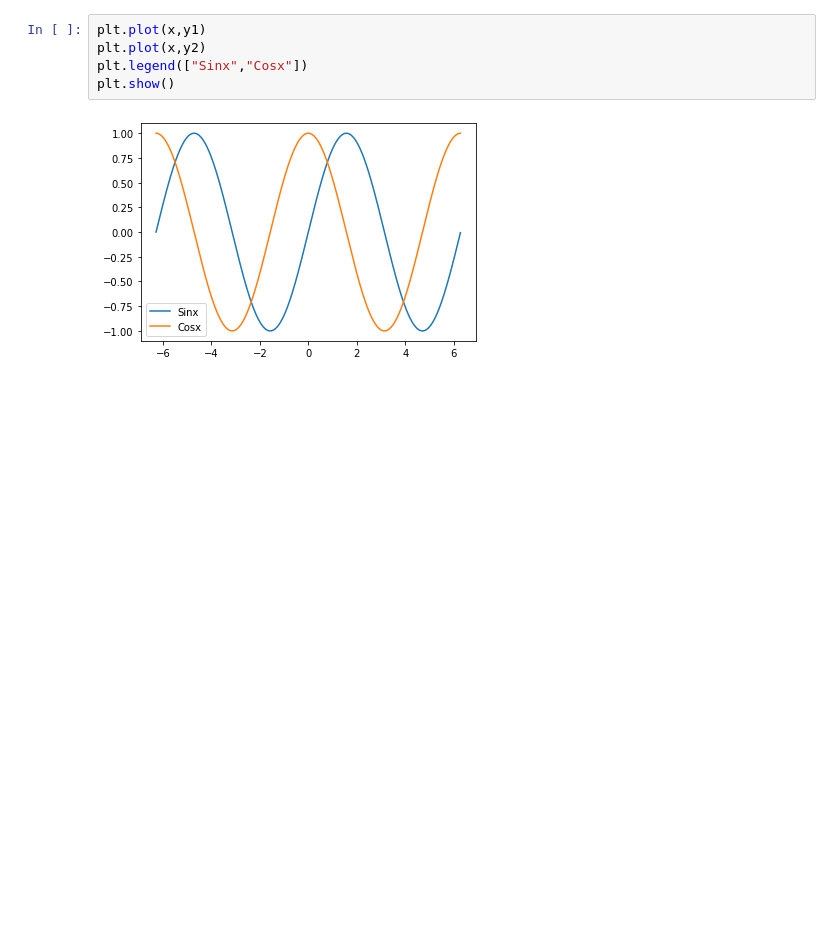
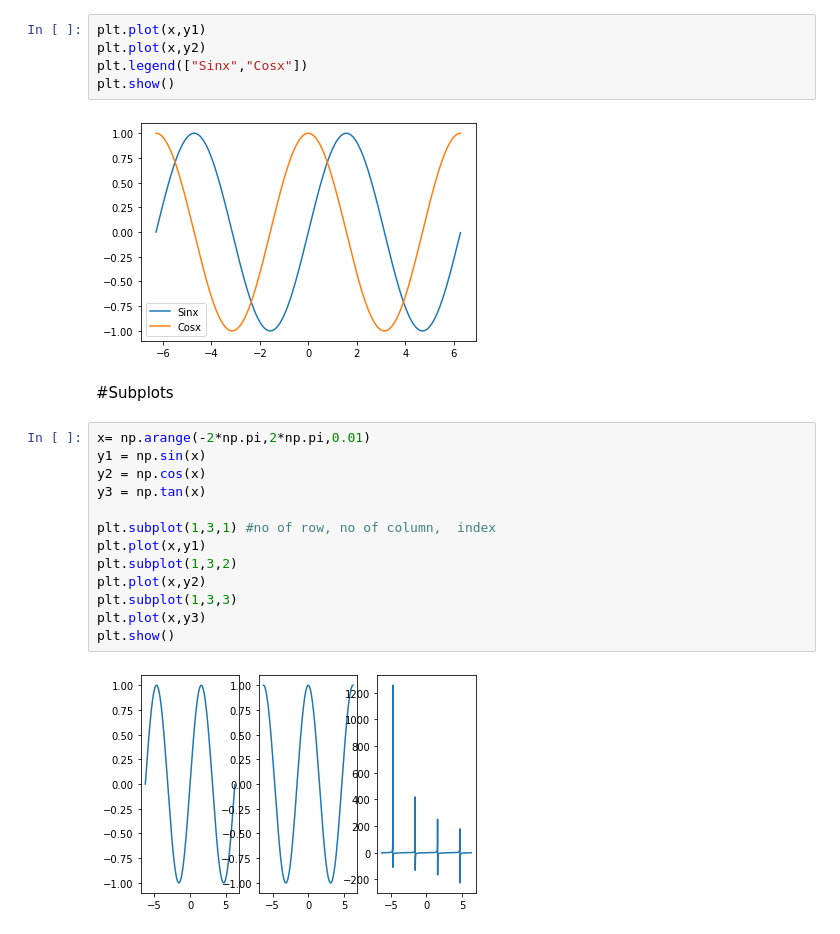
Before and after one commit to dasuntheekshanagit/COMLab, a Jupyter notebook: COMMATPLOT.ipynb, the cells around one changed output. Drawn from its saved outputs; the diff is of its cells as text; blank space fills up the shorter version.

```diff
--- a/COMMATPLOT.ipynb
+++ b/COMMATPLOT.ipynb
@@ -64,3 +64,20 @@ plt.legend(["Sinx","Cosx"])
 plt.show()
 # %% [output]
 [figure]
+# %% [markdown]
+#Subplots
+# %%
+x= np.arange(-2*np.pi,2*np.pi,0.01)
+y1 = np.sin(x)
+y2 = np.cos(x)
+y3 = np.tan(x)
+
+plt.subplot(1,3,1) #no of row, no of column,  index
+plt.plot(x,y1)
+plt.subplot(1,3,2)
+plt.plot(x,y2)
+plt.subplot(1,3,3)
+plt.plot(x,y3)
+plt.show()
+# %% [output]
+[figure, added]
```
Also changed, not shown: parts of 1 cell of this notebook.
